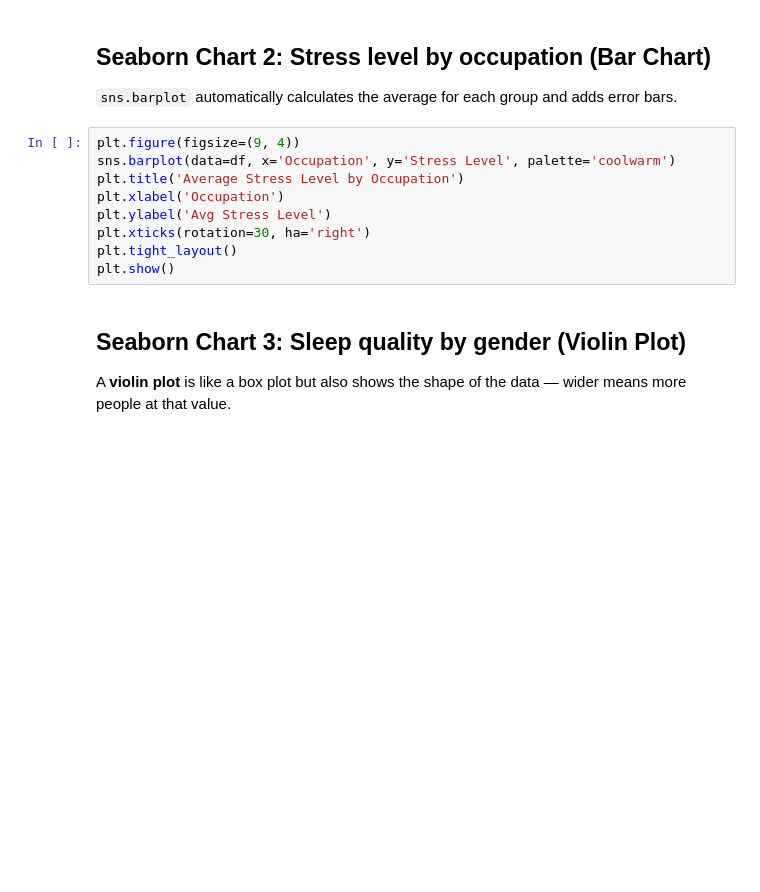
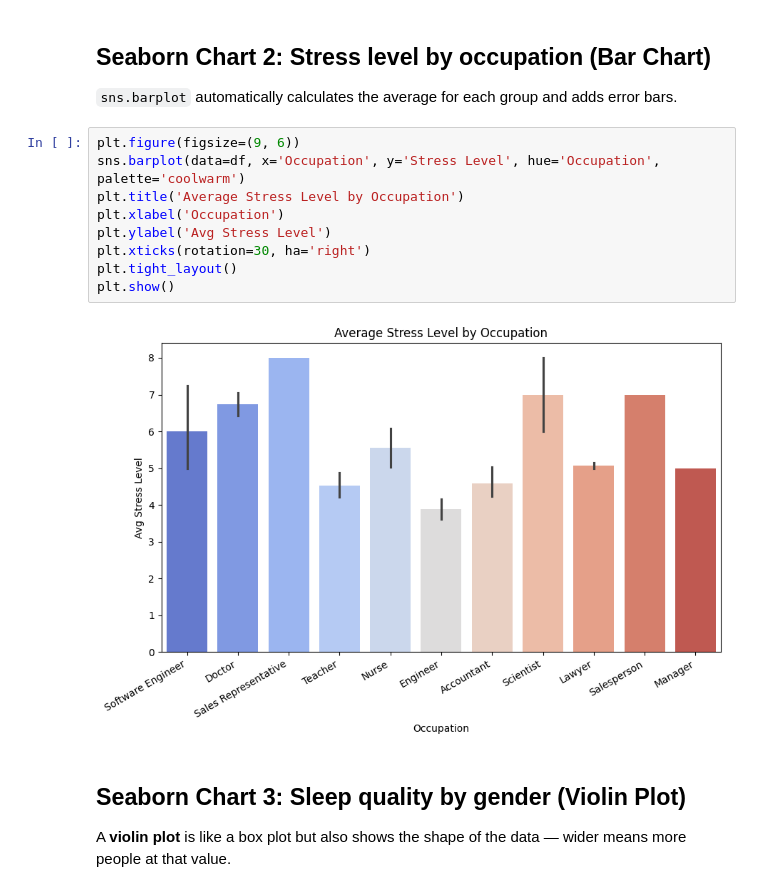
Before and after one commit to monicaiyb/sleep_tracker, a Jupyter notebook: sleep_data_viz.ipynb, the cells around one changed output. Drawn from its saved outputs; the diff is of its cells as text; blank space fills up the shorter version.

```diff
--- a/sleep_data_viz.ipynb
+++ b/sleep_data_viz.ipynb
@@ -115,14 +121,16 @@ plt.show()
 ## Seaborn Chart 2: Stress level by occupation (Bar Chart)
 `sns.barplot` automatically calculates the average for each group and adds error bars.
 # %%
-plt.figure(figsize=(9, 4))
-sns.barplot(data=df, x='Occupation', y='Stress Level', palette='coolwarm')
+plt.figure(figsize=(9, 6))
+sns.barplot(data=df, x='Occupation', y='Stress Level', hue='Occupation', palette='coolwarm')
 plt.title('Average Stress Level by Occupation')
 plt.xlabel('Occupation')
 plt.ylabel('Avg Stress Level')
 plt.xticks(rotation=30, ha='right')
 plt.tight_layout()
 plt.show()
+# %% [output]
+[figure, added]
 # %% [markdown]
 ## Seaborn Chart 3: Sleep quality by gender (Violin Plot)
 A **violin plot** is like a box plot but also shows the shape of the data — wider means more people at that value.
```
Also changed, not shown: parts of 6 cells of this notebook.
